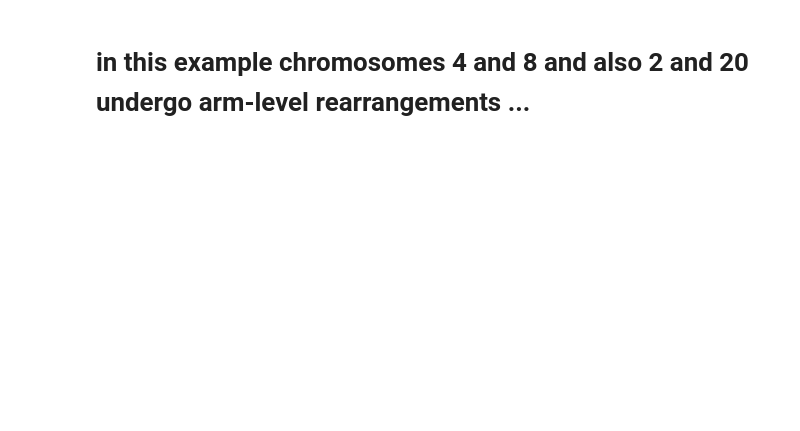
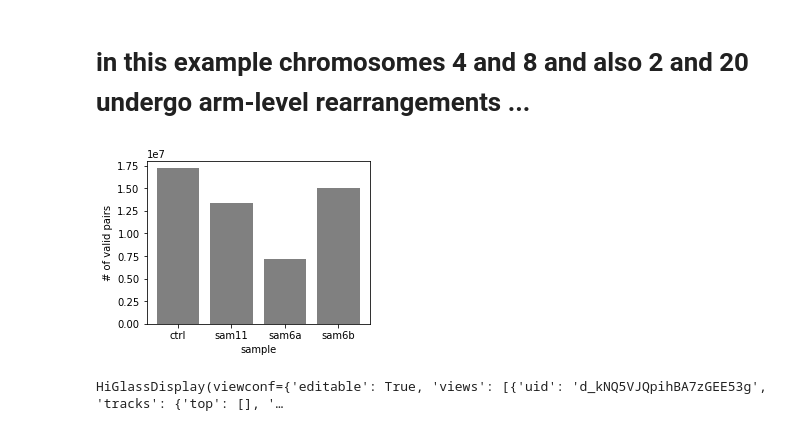
Before and after one commit to dekkerlab/experimental, a Jupyter notebook: notebooks/Rearrangements.ipynb, the cells around one changed output. Cells and saved outputs as stored; diff of their text form; code cells hidden in the pictures; blank space fills up the shorter version.

```diff
--- a/notebooks/Rearrangements.ipynb
+++ b/notebooks/Rearrangements.ipynb
@@ -37,6 +37,21 @@ from cooltools.lib import numutils
 # cooltools compute-expected -p {threads} --weight-name 'wsnake' --drop-diags 1 {input[0]}::/resolutions/{res}
 # %% [markdown]
 # in this example chromosomes 4 and 8  and also 2 and 20 undergo arm-level rearrangements ...
-# %%
-mut = cooler.Cooler("/home/venevs/Downloads/Sample11_4p-8q_2p-20q.1Mb.cool")
-ctr = cooler.Cooler("/home/venevs/Downloads/Ctrl_1Mb.cool")
+# %%
+fff = [ctr.info["sum"],
+sam11.info["sum"],
+sam6a.info["sum"],
+sam6b.info["sum"]]
+nnn = ["ctrl","sam11","sam6a","sam6b"]
+
+plt.bar(range(len(fff)),fff,color='gray')
+ax = plt.gca()
+ax.set_xticks(range(len(fff)))
+ax.set_xticklabels(nnn)
+ax.set_ylabel("# of valid pairs")
+ax.set_xlabel("sample")
+fig = plt.gcf()
+fig.set_size_inches(4,3)
+# ax.set_yscale('log')
+# %% [output]
+[figure, added]
@@ -42,0 +77,24 @@ ctr = cooler.Cooler("/home/venevs/Downloads/Ctrl_1Mb.cool")
+# %%
+from higlass.client import View, Track
+from higlass.tilesets import cooler
+import higlass
+
+ts1 = cooler('/home/venevs/Cancer/Ctrl_1Mb.mcool')
+ts2 = cooler('/home/venevs/Cancer/Sample11_4p-8q_2p-20q.1Mb.mcool')
+ts3 = cooler("/home/venevs/Cancer/Sample6a_iso2p_4-6_5-X.1Mb.mcool")
+ts4 = cooler("/home/venevs/Cancer/Sample6b_iso2p_4-6.1Mb.mcool")
+
+tr1 = Track('heatmap', tileset=ts1,file_url="http://vangogh.ad.umassmed.edu:9090/api/v1",height=340)
+tr2 = Track('heatmap', tileset=ts2,file_url="http://vangogh.ad.umassmed.edu:9090/api/v1",height=340)
+tr3 = Track('heatmap', tileset=ts3,file_url="http://vangogh.ad.umassmed.edu:9090/api/v1",height=340)
+tr4 = Track('heatmap', tileset=ts4,file_url="http://vangogh.ad.umassmed.edu:9090/api/v1",height=340)
+
+view1 = View([tr1],x=0,y=0,width=6,height=24)
+view2 = View([tr2],x=6,y=0,width=6,height=24)
+view3 = View([tr3],x=0,y=12,width=6,height=24)
+view4 = View([tr4],x=6,y=12,width=6,height=24)
+display, server, viewconf = higlass.display([view1,view2,view3,view4],host="0.0.0.0",server_port=9090)
+
+display
+# %% [output]
+HiGlassDisplay(viewconf={'editable': True, 'views': [{'uid': 'd_kNQ5VJQpihBA7zGEE53g', 'tracks': {'top': [], '…
```
Also changed, not shown: parts of 35 cells of this notebook.
